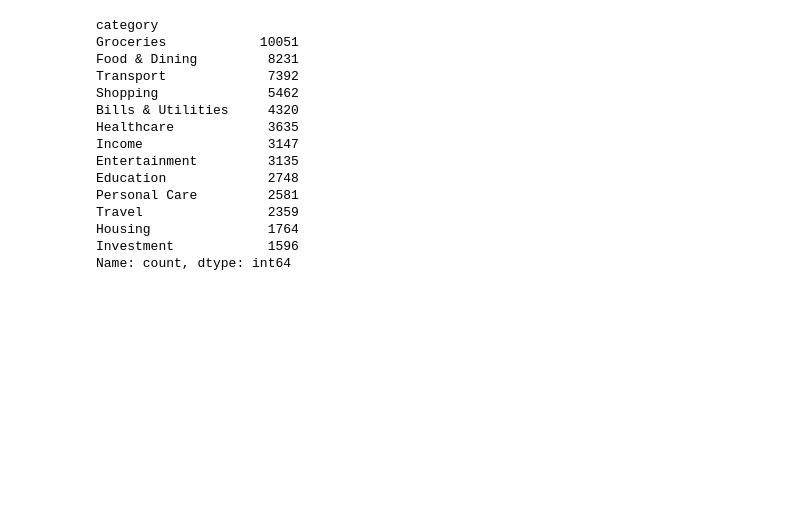
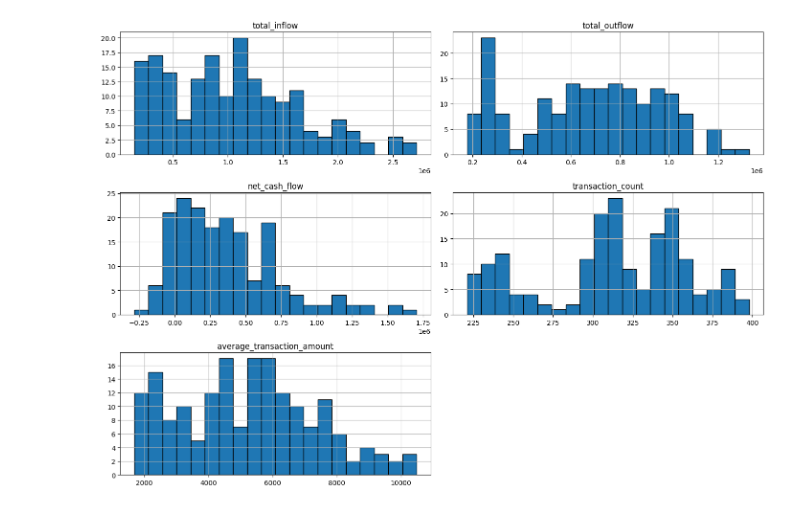
Before and after one commit to ReinSoup/Financial-Transaction-Intelligence, a Jupyter notebook: notebooks/Customer_Segmentation.ipynb, the cells around one changed output. Cells and saved outputs as stored; diff of their text form; code cells hidden in the pictures; blank space fills up the shorter version.

```diff
--- a/notebooks/Customer_Segmentation.ipynb
+++ b/notebooks/Customer_Segmentation.ipynb
@@ -56,18 +73,11 @@ memory usage: 10.1 MB
-# %%
-df["category"].value_counts()
-# %% [output]
-category
-Groceries            10051
-Food & Dining         8231
-Transport             7392
-Shopping              5462
-Bills & Utilities     4320
-Healthcare            3635
-Income                3147
-Entertainment         3135
-Education             2748
-Personal Care         2581
-Travel                2359
-Housing               1764
-Investment            1596
-Name: count, dtype: int64
+# %%
+df.drop(columns = "customer_id").hist(
+    figsize = (14, 10),
+    bins = 20,
+    edgecolor = "black"
+)
+
+plt.tight_layout()
+plt.show()
+# %% [output]
+[figure, added]
```
Also changed, not shown: parts of 71 cells of this notebook, 15 other files.
